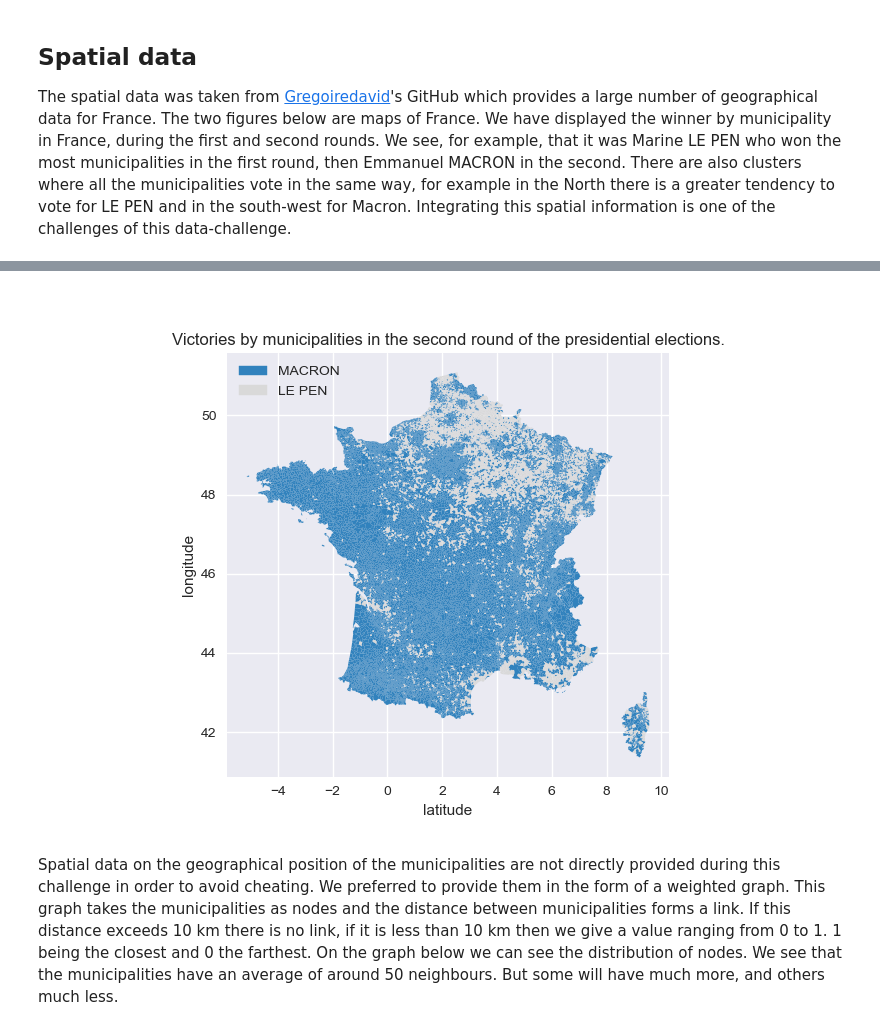
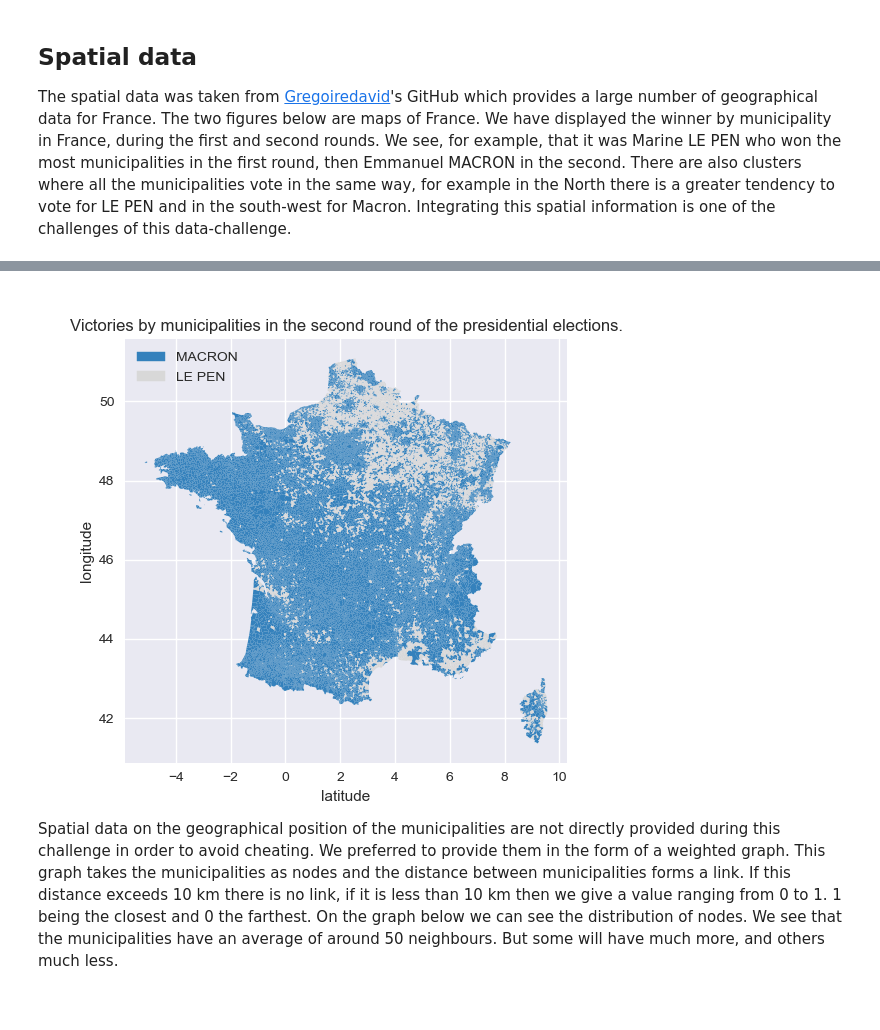
Before and after one commit to gasbas/graph-forecast-national-elections, a Jupyter notebook: french_election_forecast_starting_kit.ipynb, the cells around one changed output, grey strips where cells are left out. Saved outputs shown, nothing was run; the diff lists cells and outputs as text; code cells hidden in the pictures.

```diff
--- a/french_election_forecast_starting_kit.ipynb
+++ b/french_election_forecast_starting_kit.ipynb
@@ -104,7 +104,7 @@ display.Image("data/images/m1.png")
 # %%
-display.Image("data/images/m2.png")
+display.Image("images/m2_screen.png")
 # %% [output]
-[figure, old version]
+[figure, new version]
 # %% [markdown]
 Spatial data on the geographical position of the municipalities are not directly provided during this challenge in order to avoid cheating. We preferred to provide them in the form of a weighted graph. This graph takes the municipalities as nodes and the distance between municipalities forms a link. If this distance exceeds 10 km there is no link, if it is less than 10 km then we give a value ranging from 0 to 1. 1 being the closest and 0 the farthest. On the graph below we can see the distribution of nodes. We see that the municipalities have an average of around 50 neighbours. But some will have much more, and others much less.
 # %%
```
Also changed, not shown: parts of 4 cells of this notebook, 7 other files.
